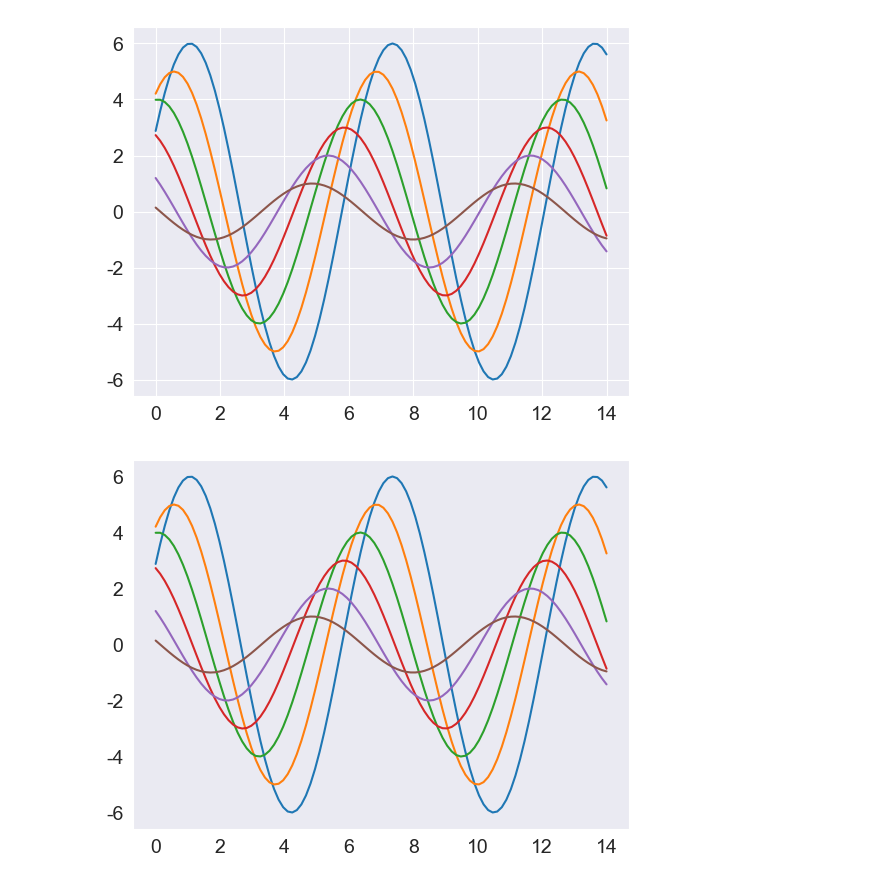
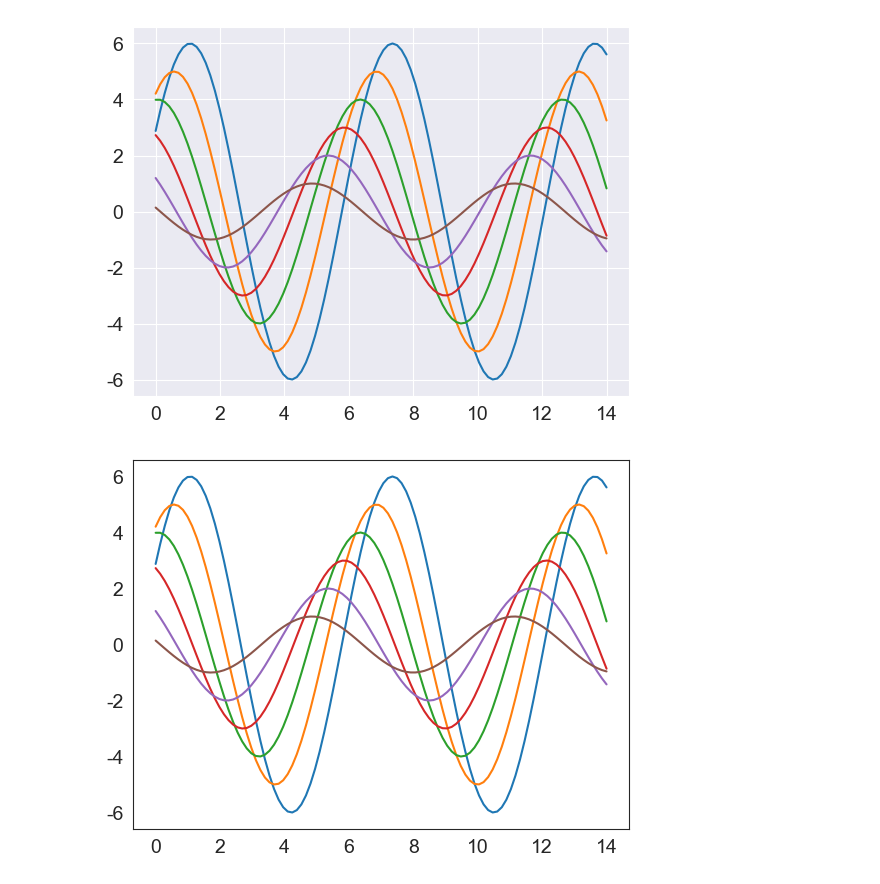
Before and after one commit to devJiraynor/python-data-analysis-basic-20240118, a Jupyter notebook: matplotlib_visualize_data/matplotlib_example.ipynb, the cells around one changed output. Cells and saved outputs as stored; diff of their text form; code cells hidden in the pictures.

```diff
--- a/matplotlib_visualize_data/matplotlib_example.ipynb
+++ b/matplotlib_visualize_data/matplotlib_example.ipynb
@@ -335,7 +335,7 @@ sinplot()
 # %% [output]
 [figure]
 # %%
-seaborn.set_style('dark')
+seaborn.set_style('white')
 sinplot()
 # %% [output]
-[figure, old version]
+[figure, new version]
```
Also changed, not shown: parts of 11 cells of this notebook.
